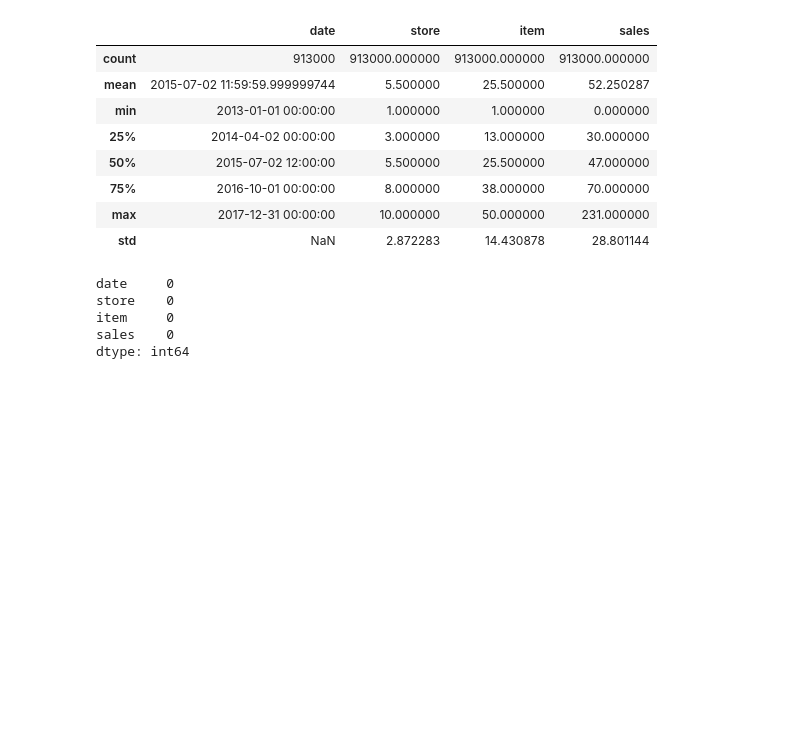
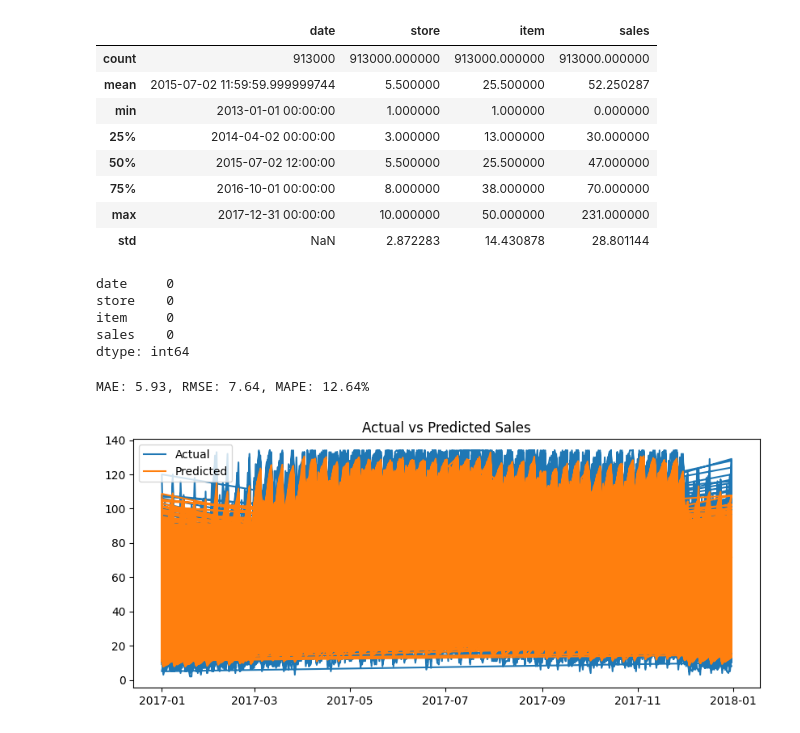
Before and after one commit to knight22-21/retail-demand-forecasting-mlops, a Jupyter notebook: notebooks/01_data_preparation.ipynb, the cells around one changed output. Saved outputs shown, nothing was run; the diff lists cells and outputs as text; code cells hidden in the pictures; blank space fills up the shorter version.

Commit message:
Model trained

```diff
--- a/notebooks/01_data_preparation.ipynb
+++ b/notebooks/01_data_preparation.ipynb
@@ -65,3 +65,44 @@ df['rolling_mean_30'] = df.groupby(['store','item'])['sales'].shift(1).rolling(3
 df = df.dropna()
 # %%
 df.to_csv("../data/processed/feature_data.csv", index=False)
+# %%
+train = df[df['date'] < '2017-01-01']
+test = df[df['date'] >= '2017-01-01']
+
+X_train = train.drop(['sales', 'date'], axis=1)
+y_train = train['sales']
+X_test = test.drop(['sales', 'date'], axis=1)
+y_test = test['sales']
+# %%
+from xgboost import XGBRegressor
+from sklearn.metrics import mean_absolute_error, mean_squared_error
+import numpy as np
+
+model = XGBRegressor(
+    n_estimators=200,
+    learning_rate=0.1,
+    max_depth=6,
+    random_state=42
+)
+
+model.fit(X_train, y_train)
+y_pred = model.predict(X_test)
+
+mae = mean_absolute_error(y_test, y_pred)
+rmse = np.sqrt(mean_squared_error(y_test, y_pred))
+mape = np.mean(np.abs((y_test - y_pred) / y_test)) * 100
+
+print(f"MAE: {mae:.2f}, RMSE: {rmse:.2f}, MAPE: {mape:.2f}%")
+# %% [output]
+MAE: 5.93, RMSE: 7.64, MAPE: 12.64%
+# %%
+import matplotlib.pyplot as plt
+
+plt.figure(figsize=(10,4))
+plt.plot(test['date'], y_test.values, label="Actual")
+plt.plot(test['date'], y_pred, label="Predicted")
+plt.legend()
+plt.title("Actual vs Predicted Sales")
+plt.show()
+# %% [output]
+[figure, added]
```
Also changed, not shown: parts of 1 cell of this notebook, 2 other files.
